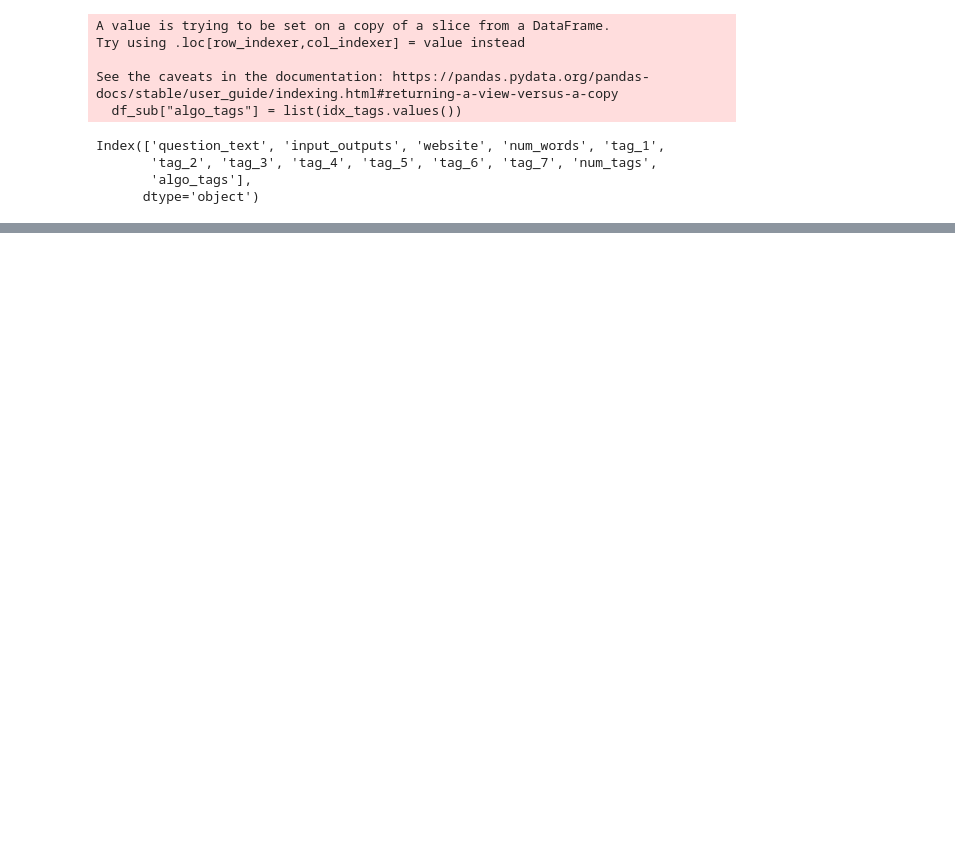
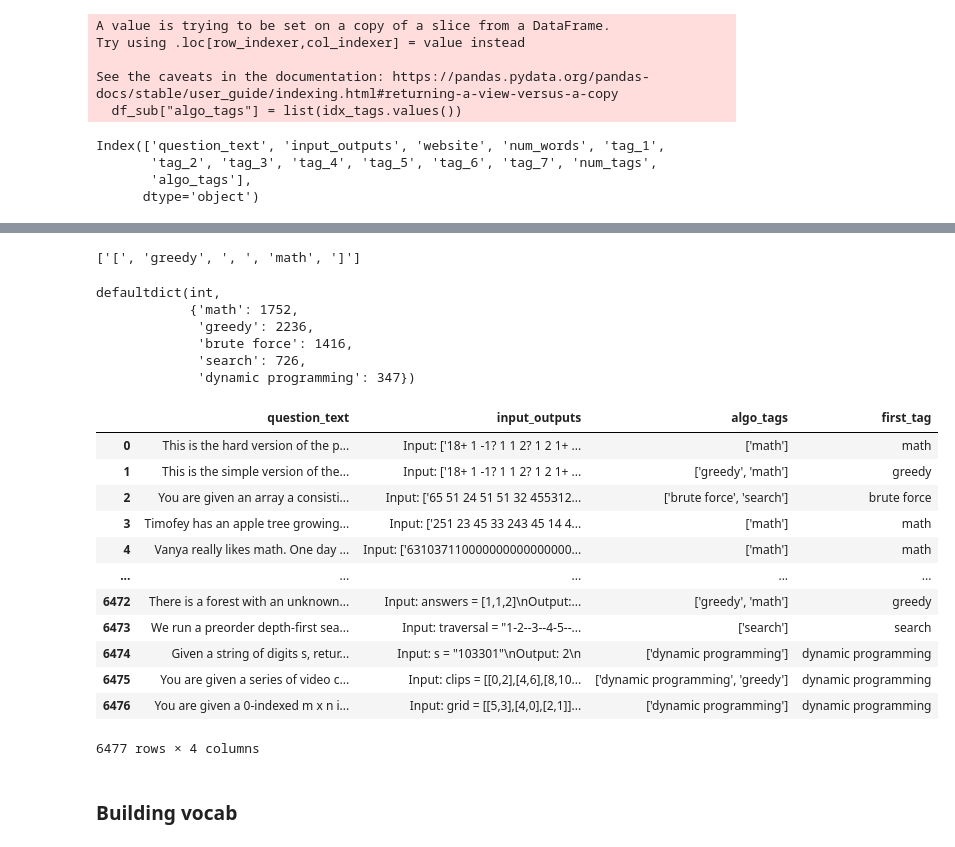
Before and after one commit to SkAndMl/question_tagging, a Jupyter notebook: notebooks/4_algorithm_tagging.ipynb, the cells around one changed output, grey strips where cells are left out. Cells and saved outputs as stored; diff of their text form; code cells hidden in the pictures; blank space fills up the shorter version.

```diff
--- a/notebooks/4_algorithm_tagging.ipynb
+++ b/notebooks/4_algorithm_tagging.ipynb
@@ -116,0 +144,3 @@ df_sub.to_csv("../datasets/CPTALGOML.csv", index=False)
+# %%
+df = pd.read_csv("../datasets/CPTALGOML.csv")
+df
@@ -116,0 +161,37 @@ df_sub.to_csv("../datasets/CPTALGOML.csv", index=False)
+# %%
+df.iloc[1, 2].split("'")
+# %% [output]
+['[', 'greedy', ', ', 'math', ']']
+# %%
+freq = defaultdict(int)
+for i in range(df.shape[0]):
+    freq[df.iloc[i, 2].split("'")[1]] += 1
+
+freq
+# %% [output]
+defaultdict(int,
+            {'math': 1752,
+             'greedy': 2236,
+             'brute force': 1416,
+             'search': 726,
+             'dynamic programming': 347})
+# %%
+df["first_tag"] = df["algo_tags"].str.split("'", expand=True).iloc[:, 1]
+# %%
+df
+# %% [output]
+|  | question_text | input_outputs | algo_tags | first_tag |
+| 0 | This is the hard version of the p... | Input: ['18+ 1 -1? 1 1 2? 1 2 1+ ... | ['math'] | math |
+| 1 | This is the simple version of the... | Input: ['18+ 1 -1? 1 1 2? 1 2 1+ ... | ['greedy', 'math'] | greedy |
+| 2 | You are given an array a consisti... | Input: ['65 51 24 51 51 32 455312... | ['brute force', 'search'] | brute force |
+| 3 | Timofey has an apple tree growing... | Input: ['251 23 45 33 243 45 14 4... | ['math'] | math |
+| 4 | Vanya really likes math. One day ... | Input: ['631037110000000000000000... | ['math'] | math |
+| ... | ... | ... | ... | ... |
+| 6472 | There is a forest with an unknown... | Input: answers = [1,1,2]\nOutput:... | ['greedy', 'math'] | greedy |
+| 6473 | We run a preorder depth-first sea... | Input: traversal = "1-2--3--4-5--... | ['search'] | search |
+| 6474 | Given a string of digits s, retur... | Input: s = "103301"\nOutput: 2\n | ['dynamic programming'] | dynamic programming |
+| 6475 | You are given a series of video c... | Input: clips = [[0,2],[4,6],[8,10... | ['dynamic programming', 'greedy'] | dynamic programming |
+| 6476 | You are given a 0-indexed m x n i... | Input: grid = [[5,3],[4,0],[2,1]]... | ['dynamic programming'] | dynamic programming |
+6477 rows × 4 columns
+# %% [markdown]
+### Building vocab
```
Also changed, not shown: parts of 15 cells of this notebook.
